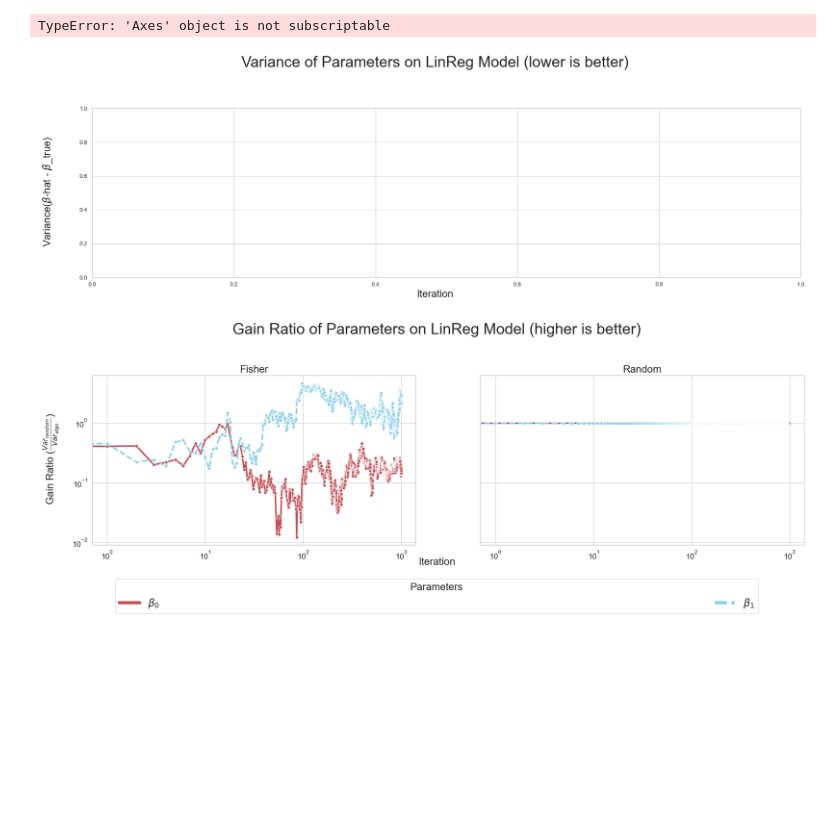
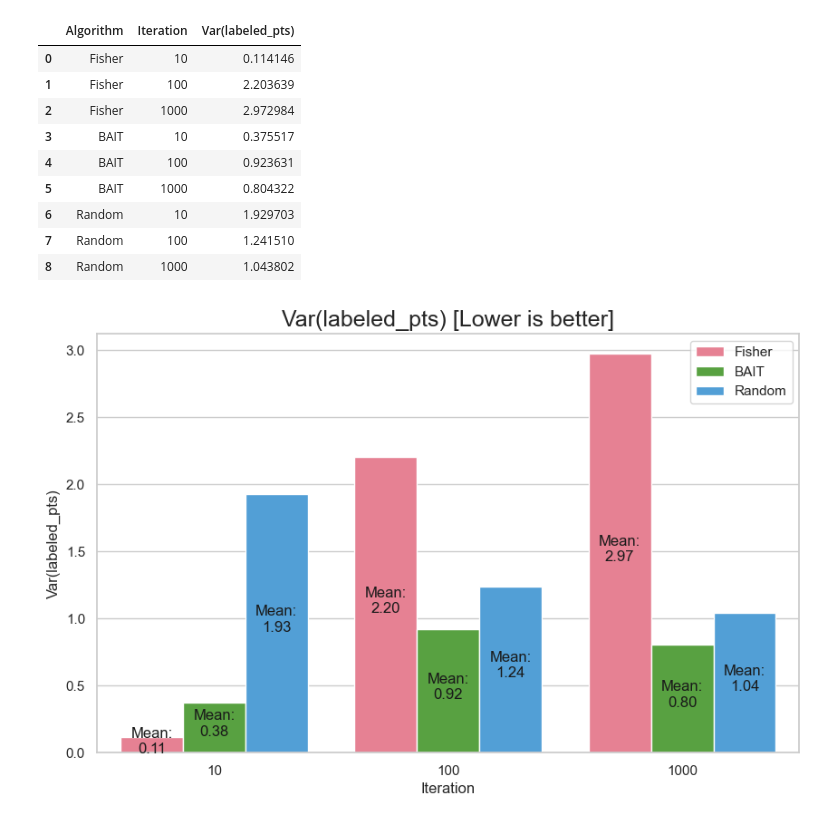
Before and after one commit to pingle14/ActiveLearningProj, a Jupyter notebook: notebook_analysis/plot_maker.ipynb, the cells around one changed output. Drawn from its saved outputs; the diff is of its cells as text; code cells hidden in the pictures; blank space fills up the shorter version.

Commit message:
Add var(labeled_pts) plots

```diff
--- a/notebook_analysis/plot_maker.ipynb
+++ b/notebook_analysis/plot_maker.ipynb
@@ -74,3 +75,34 @@ def simulate_algo(ax, algo_name="Fisher", logscale=False, calc_gain=True):
+# %%
+def plot_varx():
+    algos = ["Fisher", "BAIT", "Random"]  #"CoreSet",
+    variances_df = pd.DataFrame()
+    for algo in algos:
+        algo_var = simulate_algo(algo_name=algo, varX=True)
+        variances_df = pd.concat([variances_df, algo_var], axis=0)
+    variances_df = pd.DataFrame(variances_df).reset_index(drop=True)
+    fig, ax = plt.subplots(figsize=(10, 6))
+    palette = sns.color_palette("husl", len(variances_df.Algorithm.unique()))
+    sns.barplot(data=variances_df, x='Iteration', y='Var(labeled_pts)', hue='Algorithm', palette=palette)
+    # add the annotation
+    for i in ax.containers:
+        ax.bar_label(i, fmt='Mean:\n%.2f', label_type='center', color='k', padding = 3)
+    plt.title("Var(labeled_pts) [Lower is better]", size=18)
+    plt.legend()
+    return variances_df
+
+plot_varx()
+# %% [output]
+|  | Algorithm | Iteration | Var(labeled_pts) |
+| 0 | Fisher | 10 | 0.114146 |
+| 1 | Fisher | 100 | 2.203639 |
+| 2 | Fisher | 1000 | 2.972984 |
+| 3 | BAIT | 10 | 0.375517 |
+| 4 | BAIT | 100 | 0.923631 |
+| 5 | BAIT | 1000 | 0.804322 |
+| 6 | Random | 10 | 1.929703 |
+| 7 | Random | 100 | 1.241510 |
+| 8 | Random | 1000 | 1.043802 |
+[figure, added]
 # %%
 from collections import OrderedDict
 
@@ -111,12 +154,3 @@ def plot_sims(logscale=False, calc_gain = True):
 
     for i in range(len(labels)):
         legend.legend_handles[i].set_linewidth(6)
-# %%
-plot_sims(logscale=True, calc_gain=False)
-# %% [output]
-TypeError: 'Axes' object is not subscriptable
-[figure, removed]
-# %%
-plot_sims(logscale=True, calc_gain=True)
-# %% [output]
-[figure, removed]
```
Also changed, not shown: parts of 4 cells of this notebook, 16 other files.
